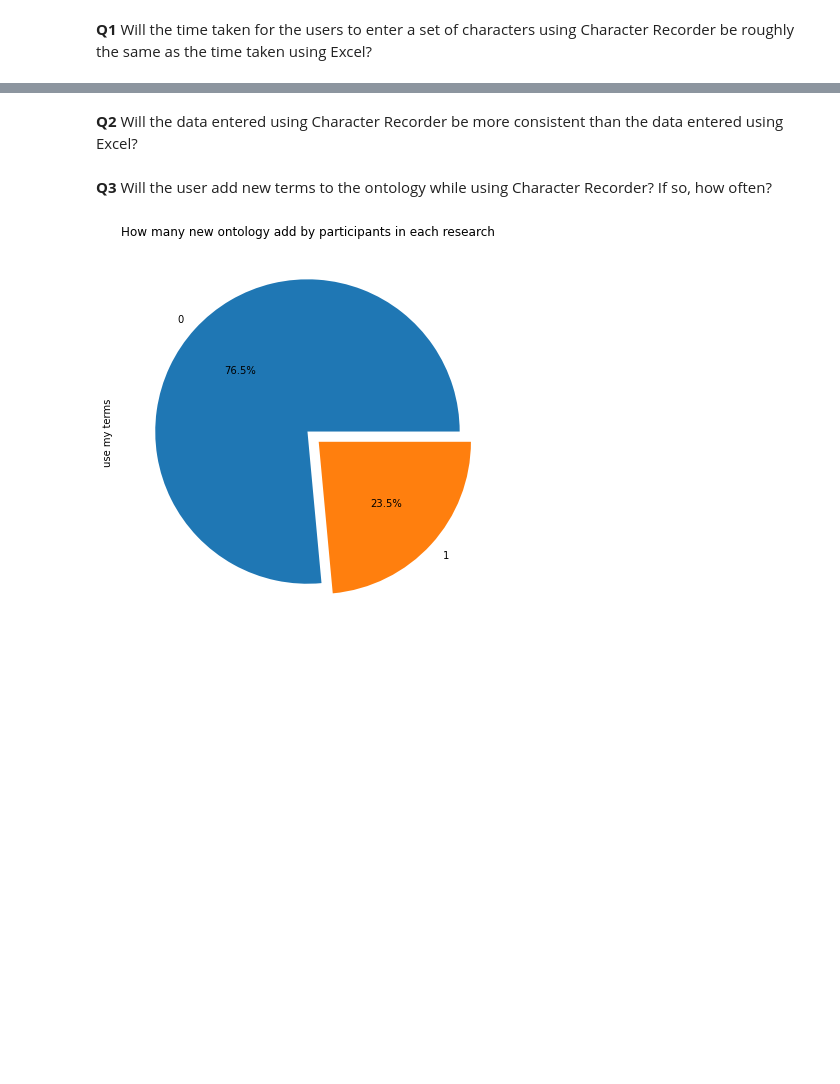
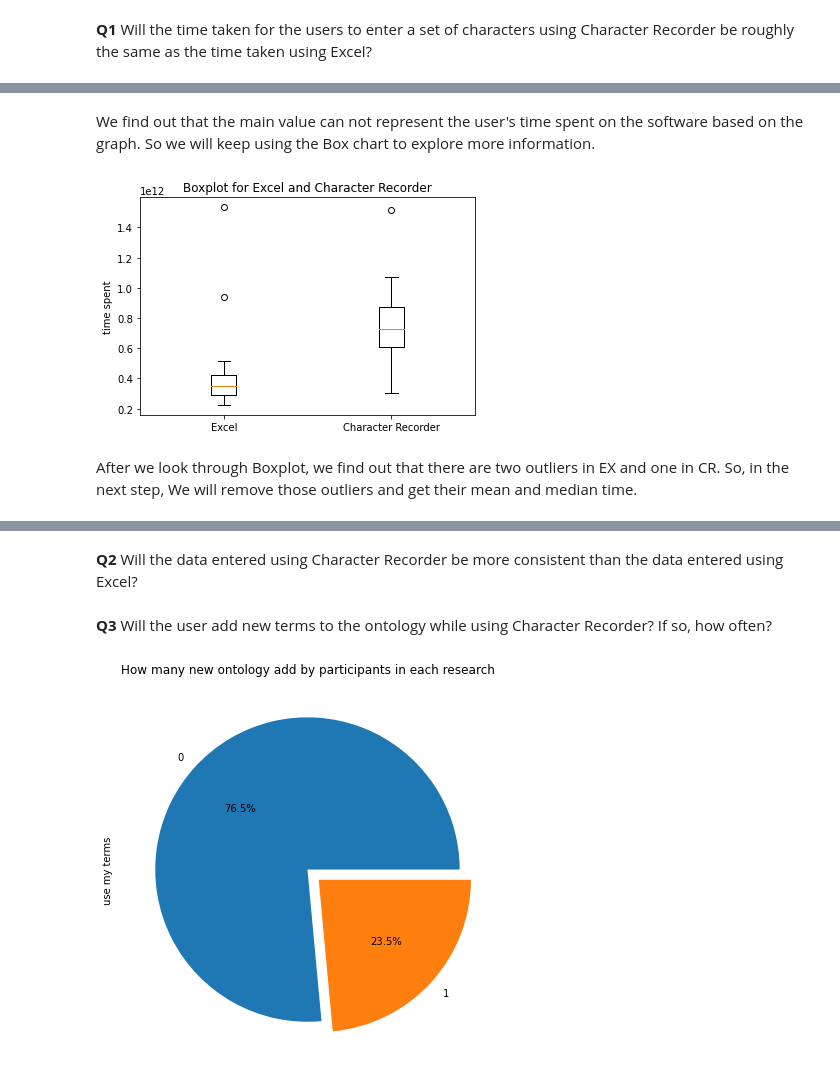
Before and after one commit to YuxuanZhou1/Character-Recorder-DA, a Jupyter notebook: Guiding research question.ipynb, the cells around one changed output, grey strips where cells are left out. Drawn from its saved outputs; the diff is of its cells as text; code cells hidden in the pictures; blank space fills up the shorter version.

Commit message:
update box plot and new graph

```diff
--- a/Guiding research question.ipynb
+++ b/Guiding research question.ipynb
@@ -40 +31,17 @@ CR.astype('timedelta64[s]').plot.hist()
 [figure]
+# %% [markdown]
+We find out that the main value can not represent the user's time spent on the software based on the graph. So we will keep using the Box chart to explore more information.
+# %%
+data_1 = EX
+data_2 = CR
+data = [data_1, data_2]
+
+plt.boxplot(data)
+plt.xticks([1, 2], ["Excel", "Character Recorder"])
+plt.title("Boxplot for Excel and Character Recorder")
+plt.ylabel("time spent")
+plt.show()
+# %% [output]
+[figure, added]
+# %% [markdown]
+After we look through Boxplot, we find out that there are two outliers in EX and one in CR. So, in the next step, We will remove those outliers and get their mean and median time.
```
Also changed, not shown: parts of 13 cells of this notebook, 3 other files.
